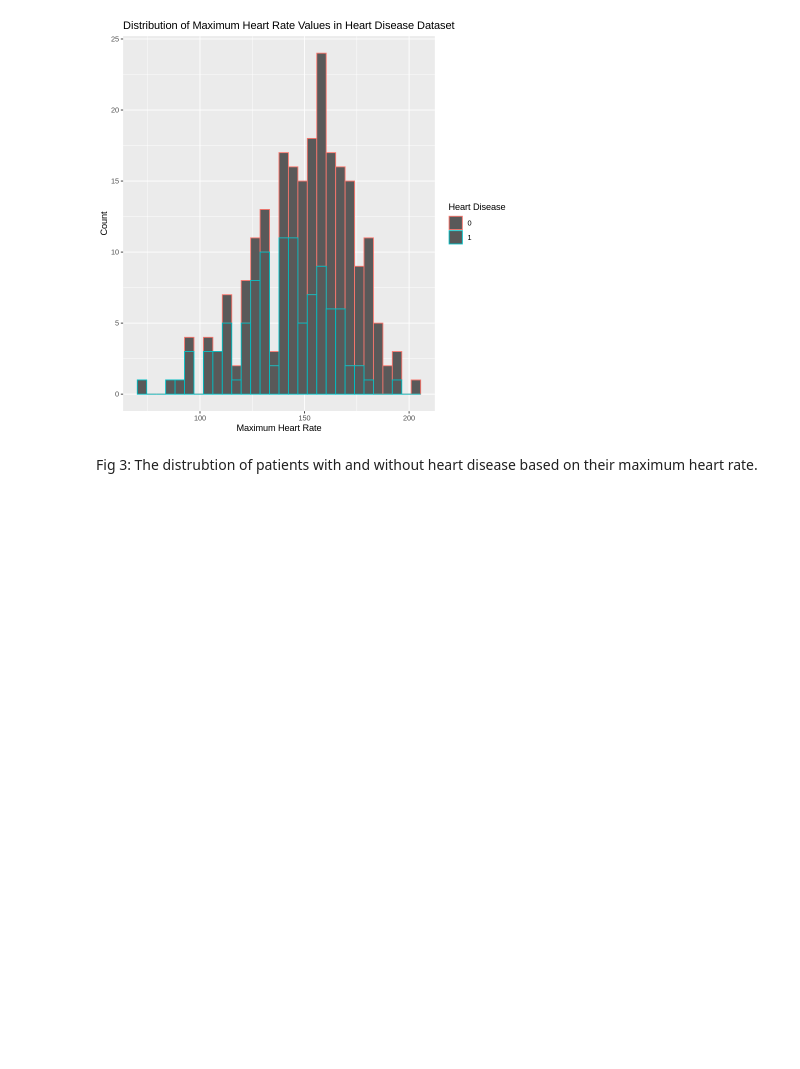
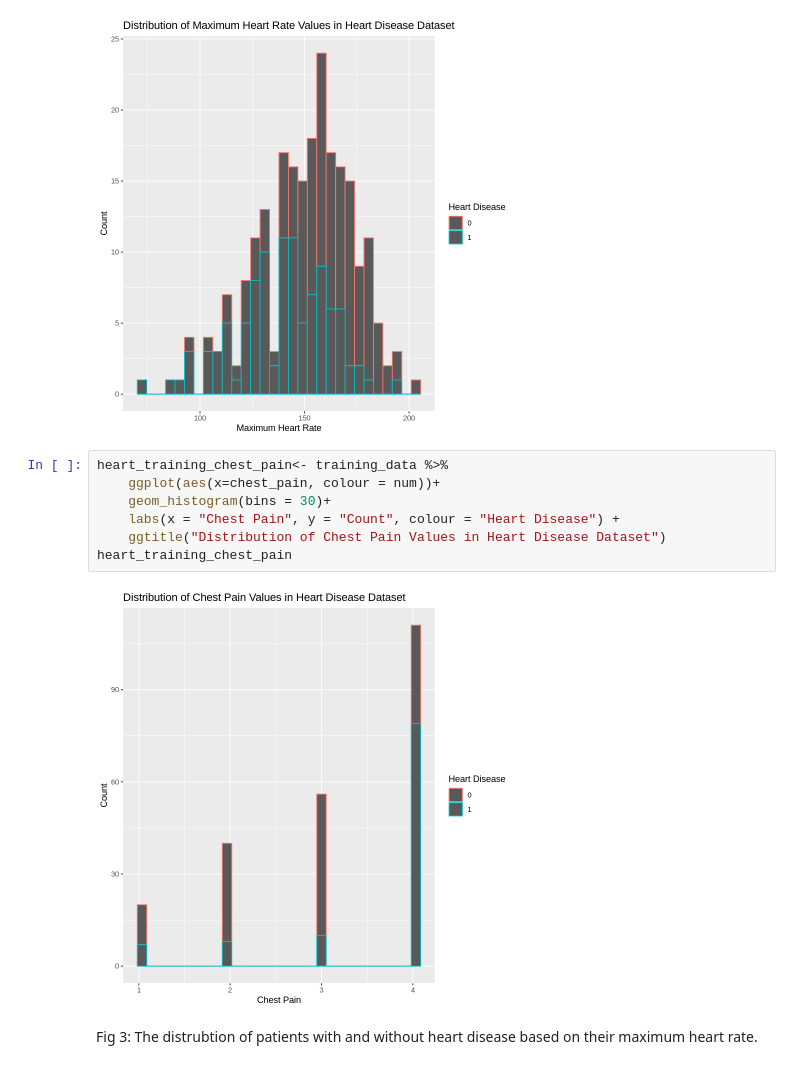
Before and after one commit to Yusen121/heart_disease_simple, a Jupyter notebook: data/group_project_report.ipynb, the cells around one changed output. Saved outputs shown, nothing was run; the diff lists cells and outputs as text; blank space fills up the shorter version.

```diff
--- a/data/group_project_report.ipynb
+++ b/data/group_project_report.ipynb
@@ -191,6 +191,15 @@ heart_training_max_heart_rate<- training_data %>%
 heart_training_max_heart_rate
 # %% [output]
 [figure]
+# %%
+heart_training_chest_pain<- training_data %>%
+    ggplot(aes(x=chest_pain, colour = num))+
+    geom_histogram(bins = 30)+
+    labs(x = "Chest Pain", y = "Count", colour = "Heart Disease") +
+    ggtitle("Distribution of Chest Pain Values in Heart Disease Dataset")
+heart_training_chest_pain
+# %% [output]
+[figure, added]
 # %% [markdown]
 Fig 3: The distrubtion of patients with and without heart disease based on their maximum heart rate.
 # %% [markdown]
```
Also changed, not shown: parts of 4 cells of this notebook.
